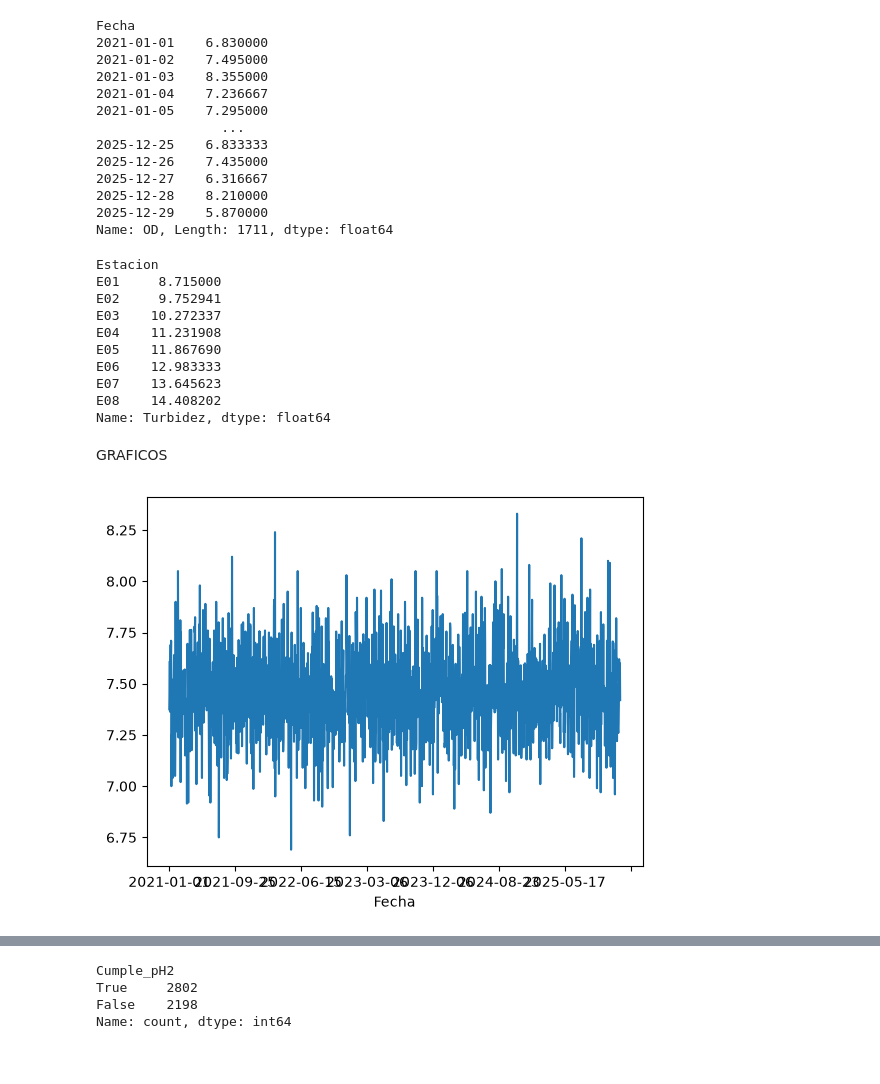
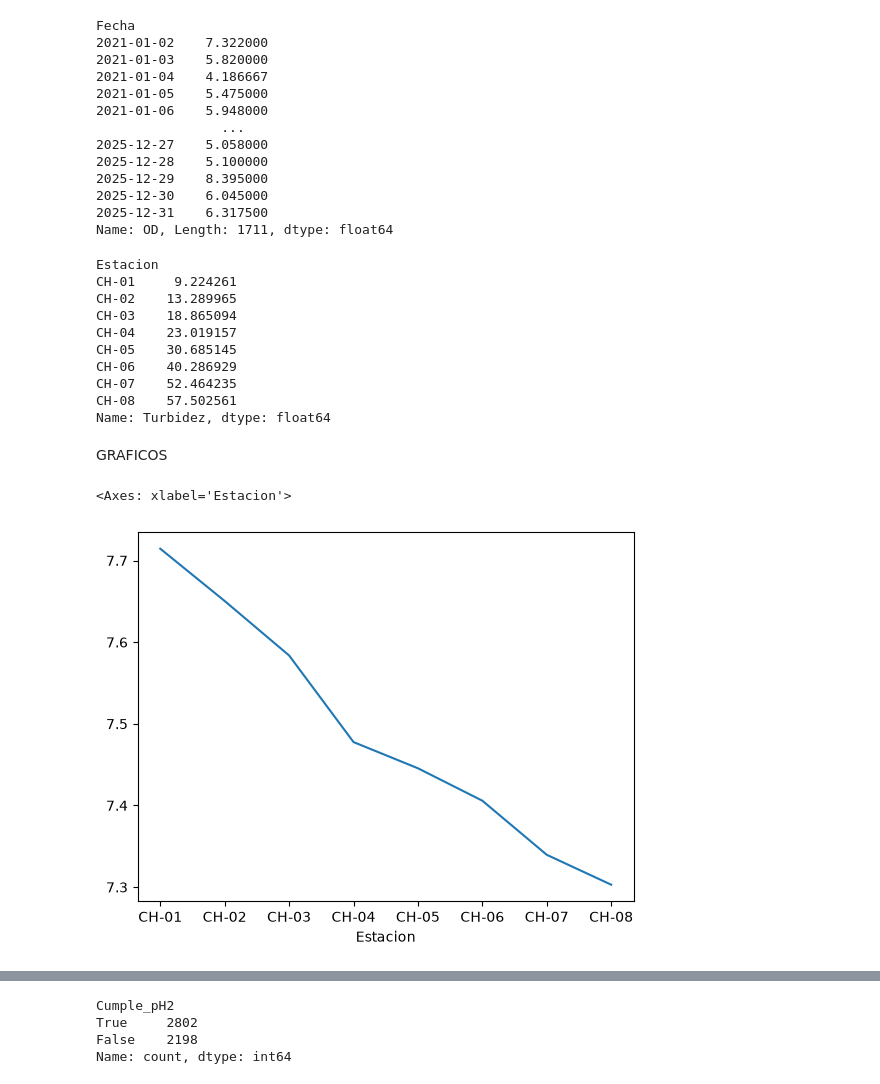
Before and after one commit to BramosV/DASHBOARDS, a Jupyter notebook: CALIDAD_AGUA/notebooks/data_agua.ipynb, the cells around one changed output, grey strips where cells are left out. Drawn from its saved outputs; the diff is of its cells as text; code cells hidden in the pictures.

```diff
--- a/CALIDAD_AGUA/notebooks/data_agua.ipynb
+++ b/CALIDAD_AGUA/notebooks/data_agua.ipynb
@@ -1,8 +1,8 @@
 # %%
 import pandas as pd
 # DEFINE LA RUTA
-ruta = r"C:\Users\brv_1\Documents\Programacion\PORTAFOLIOS\DASHBOARDS\CALIDAD_AGUA\database\Base_Calidad_Agua_5000_Registros.csv"
-df = pd.read_csv(ruta)
+ruta = r"C:\Users\brv_1\Documents\Programacion\PORTAFOLIOS\DASHBOARDS2\CALIDAD_AGUA\database\clean\Base_Calidad_Agua_Profesional_clean.xlsx"
+df = pd.read_excel(ruta)
 
 df.describe()
 # %% [output]
@@ -28,30 +35,30 @@ df.corr(numeric_only=True)
 df.groupby('Fecha')['OD'].mean()
 # %% [output]
 Fecha
-2021-01-01    6.830000
-2021-01-02    7.495000
-2021-01-03    8.355000
-2021-01-04    7.236667
-2021-01-05    7.295000
+2021-01-02    7.322000
+2021-01-03    5.820000
+2021-01-04    4.186667
+2021-01-05    5.475000
+2021-01-06    5.948000
                 ...
-2025-12-25    6.833333
-2025-12-26    7.435000
-2025-12-27    6.316667
-2025-12-28    8.210000
-2025-12-29    5.870000
+2025-12-27    5.058000
+2025-12-28    5.100000
+2025-12-29    8.395000
+2025-12-30    6.045000
+2025-12-31    6.317500
 Name: OD, Length: 1711, dtype: float64
 # %%
 df.groupby('Estacion')['Turbidez'].mean()
 # %% [output]
 Estacion
-E01     8.715000
-E02     9.752941
-E03    10.272337
-E04    11.231908
-E05    11.867690
-E06    12.983333
-E07    13.645623
-E08    14.408202
+CH-01     9.224261
+CH-02    13.289965
+CH-03    18.865094
+CH-04    23.019157
+CH-05    30.685145
+CH-06    40.286929
+CH-07    52.464235
+CH-08    57.502561
 Name: Turbidez, dtype: float64
 # %% [markdown]
 GRAFICOS
@@ -60,7 +68,9 @@ import matplotlib.pyplot as plt
 # %%
-df.groupby('Fecha')['pH'].mean().plot()
-plt.savefig(r"C:\Users\brv_1\Documents\Programacion\PORTAFOLIOS\DASHBOARDS\CALIDAD_AGUA\imagenes\plotpH.png")
+df.groupby('Estacion')['pH'].mean().plot()
+#plt.show()
+#plt.savefig(r"C:\Users\brv_1\Documents\Programacion\PORTAFOLIOS\DASHBOARDS2\CALIDAD_AGUA\imagenes\plotpH.png")
 # %% [output]
+<Axes: xlabel='Estacion'>
-[figure, old version]
+[figure, new version]
 # %%
 df.groupby("Fecha")["OD"].mean().plot()
```
Also changed, not shown: parts of 12 cells of this notebook, 20 other files.
